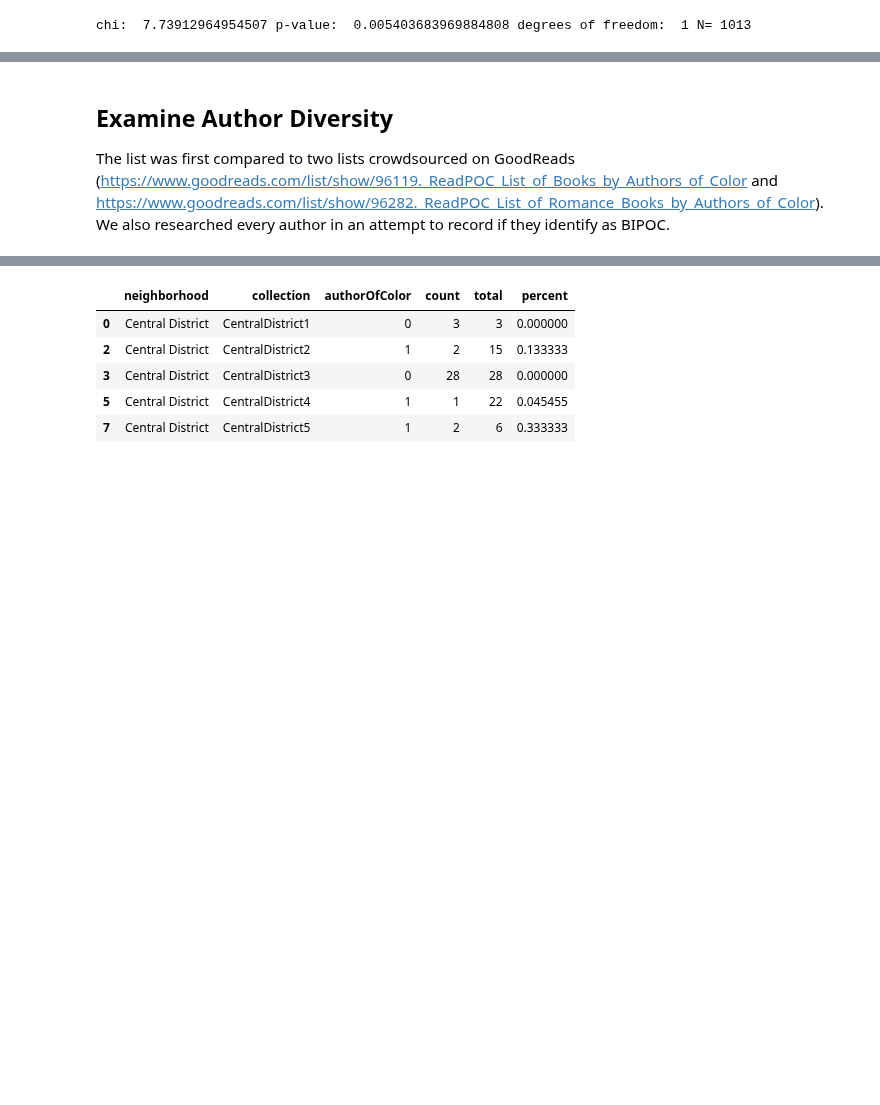
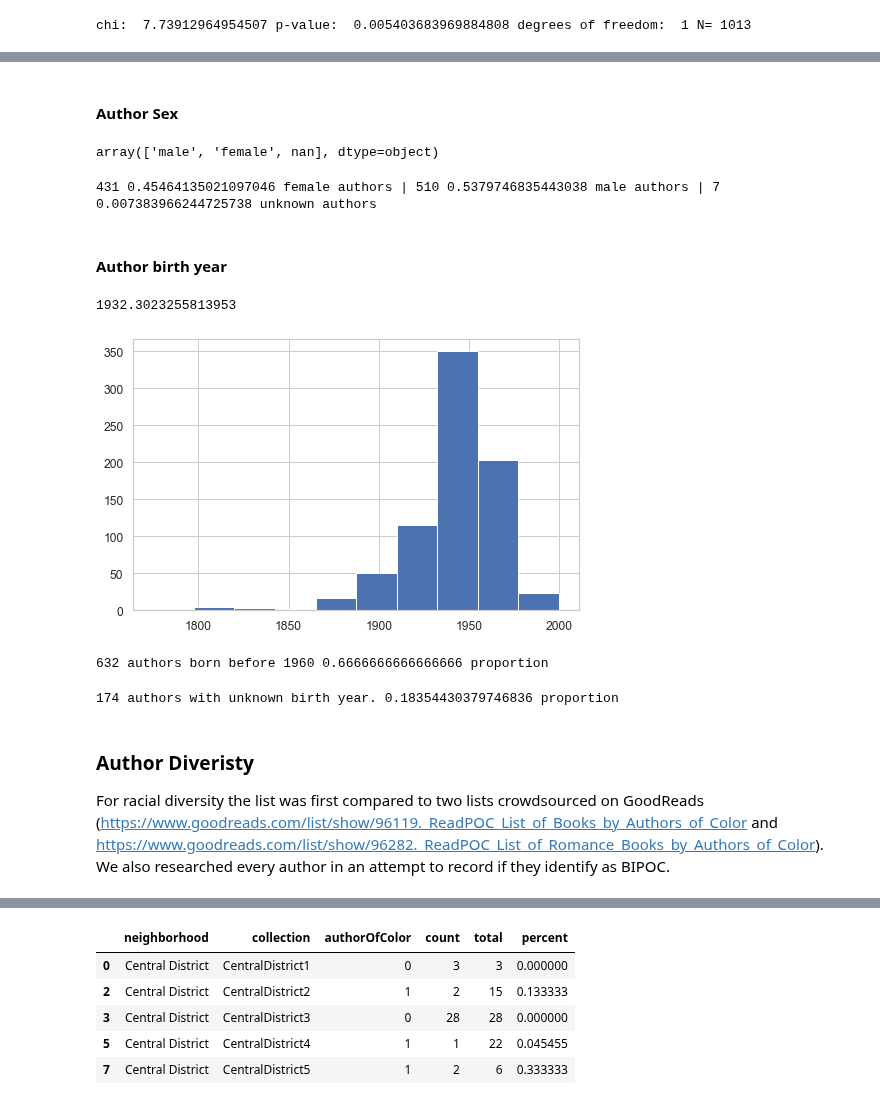
Before and after one commit to amckennafoster/seattle-littlefreelibrary, a Jupyter notebook: analysis/bookData/LFL-Analysis.ipynb, the cells around one changed output, grey strips where cells are left out. Saved outputs shown, nothing was run; the diff lists cells and outputs as text; code cells hidden in the pictures; blank space fills up the shorter version.

```diff
--- a/analysis/bookData/LFL-Analysis.ipynb
+++ b/analysis/bookData/LFL-Analysis.ipynb
@@ -863,0 +846,5 @@ chi:  7.73912964954507 p-value:  0.005403683969884808 degrees of freedom:  1 N=
+# %%
+authors = pd.read_csv('authors.csv')
+authors = authors.loc[authors['nonPersonAuthor']==0].copy()
+authors.info()
+#athors['authorBirthYear'] = bks['authorBirthYear'].replace('null','') #replace nulls with blanks
@@ -864,6 +864,47 @@ chi:  7.73912964954507 p-value:  0.005403683969884808 degrees of freedom:  1 N=
+# %% [markdown]
+#### Author Sex
+# %%
+authors['Sex'].unique()
+# %% [output]
+array(['male', 'female', nan], dtype=object)
+# %%
+female = authors.loc[authors['Sex'] == 'female'].copy()
+male = authors.loc[authors['Sex'] == 'male'].copy()
+unkns = authors.loc[authors['Sex'].isnull()].copy()
+fem = len(female)
+mal = len(male)
+unk = len(unkns)
+tot = len(authors)
+print(fem,fem/tot,'female authors |',mal,mal/tot,'male authors |',unk,unk/tot,'unknown authors')
+# %% [output]
+431 0.45464135021097046 female authors | 510 0.5379746835443038 male authors | 7 0.007383966244725738 unknown authors
+# %% [markdown]
+#### Author birth year
+# %%
+birthMean = authors['authorBirthYear'].mean()
+birthMean
+# %% [output]
+1932.3023255813953
+# %%
+currentAuths = authors.loc[authors['authorBirthYear']>1600].copy()
+authYear = currentAuths['authorBirthYear']
+plt.hist(authYear)
+plt.show()
+# %% [output]
+[figure, added]
+# %%
+pre1960Auths = authors.loc[authors['authorBirthYear']<1960].copy()
+print(len(pre1960Auths),'authors born before 1960', len(pre1960Auths)/len(authors),'proportion')
+# %% [output]
+632 authors born before 1960 0.6666666666666666 proportion
+# %%
+unkYear = authors.loc[authors['authorBirthYear'].isnull()].copy()
+print(len(unkYear),'authors with unknown birth year.',len(unkYear)/len(authors),'proportion')
+# %% [output]
+174 authors with unknown birth year. 0.18354430379746836 proportion
 # %% [markdown]
-## Examine Author Diversity
-The list was first compared to two lists crowdsourced on GoodReads (https://www.goodreads.com/list/show/96119._ReadPOC_List_of_Books_by_Authors_of_Color and https://www.goodreads.com/list/show/96282._ReadPOC_List_of_Romance_Books_by_Authors_of_Color). We also researched every author in an attempt to record if they identify as BIPOC.
+### Author Diveristy
+For racial diversity the list was first compared to two lists crowdsourced on GoodReads (https://www.goodreads.com/list/show/96119._ReadPOC_List_of_Books_by_Authors_of_Color and https://www.goodreads.com/list/show/96282._ReadPOC_List_of_Romance_Books_by_Authors_of_Color). We also researched every author in an attempt to record if they identify as BIPOC.
 # %%
 # Remove non person authors
 bksauthors = bks.loc[bks['nonPersonAuthor']==0].copy()
```
Also changed, not shown: parts of 19 cells of this notebook, 1 other file.
